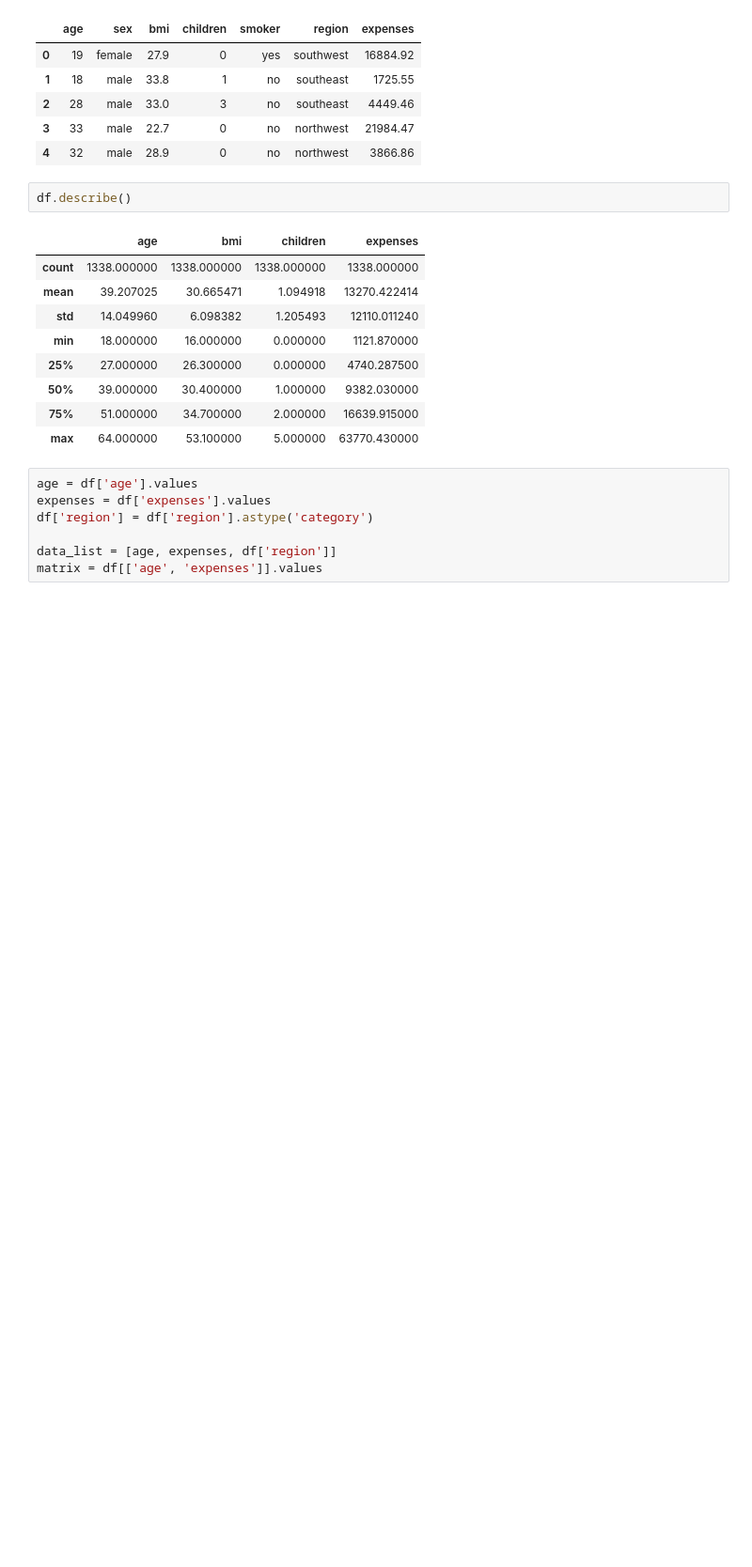
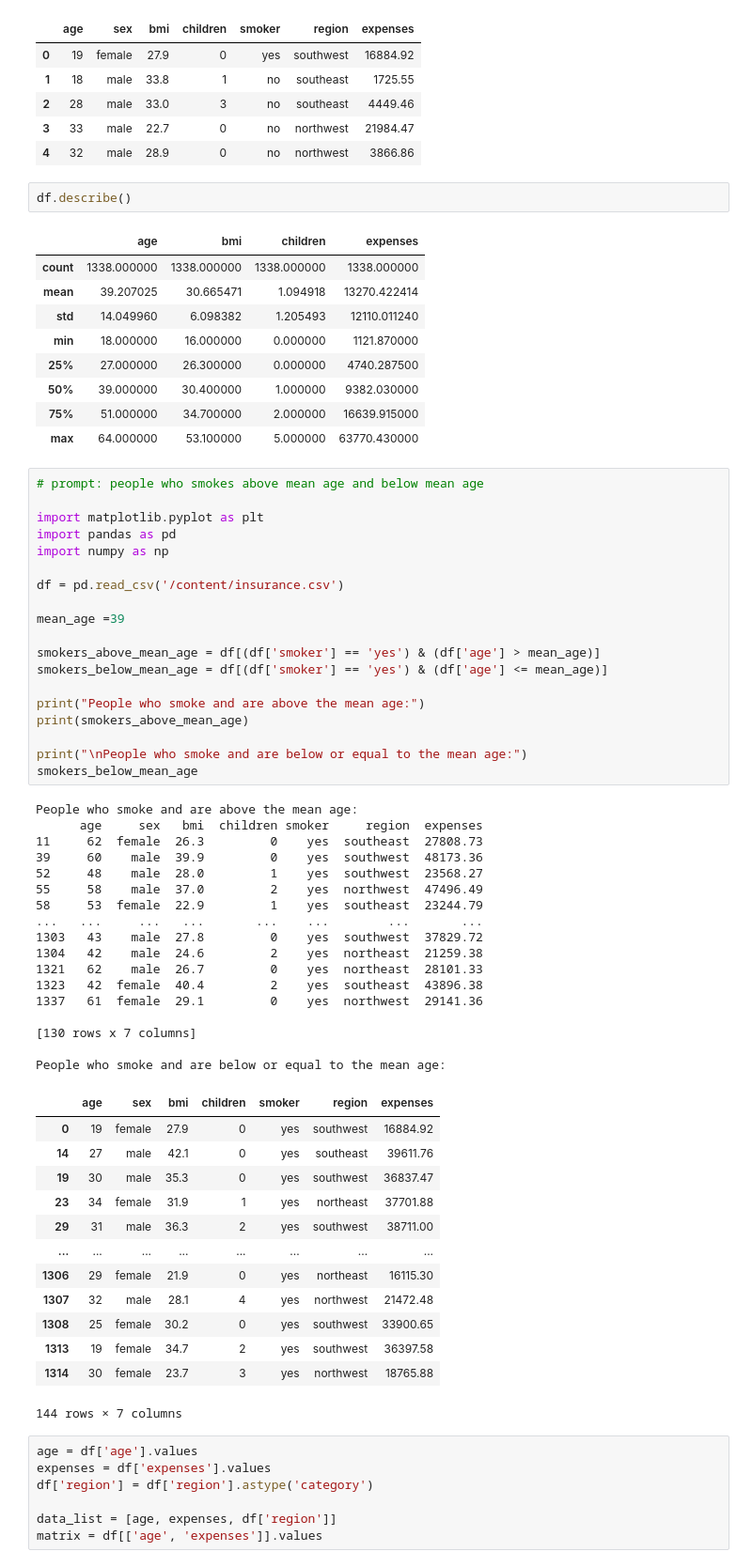
Before and after one commit to Dheerajpatel55/Data-Analysis-with-python, a Jupyter notebook: Dap01.ipynb, the cells around one changed output. Shown: that part at 94% size. Cells and saved outputs as stored; diff of their text form; blank space fills up the shorter version.

```diff
--- a/Dap01.ipynb
+++ b/Dap01.ipynb
@@ -26,6 +26,56 @@ df.describe()
 | 50% | 39.000000 | 30.400000 | 1.000000 | 9382.030000 |
 | 75% | 51.000000 | 34.700000 | 2.000000 | 16639.915000 |
 | max | 64.000000 | 53.100000 | 5.000000 | 63770.430000 |
+# %%
+# prompt: people who smokes above mean age and below mean age
+
+import matplotlib.pyplot as plt
+import pandas as pd
+import numpy as np
+
+df = pd.read_csv('/content/insurance.csv')
+
+mean_age =39
+
+smokers_above_mean_age = df[(df['smoker'] == 'yes') & (df['age'] > mean_age)]
+smokers_below_mean_age = df[(df['smoker'] == 'yes') & (df['age'] <= mean_age)]
+
+print("People who smoke and are above the mean age:")
+print(smokers_above_mean_age)
+
+print("\nPeople who smoke and are below or equal to the mean age:")
+smokers_below_mean_age
+# %% [output]
+People who smoke and are above the mean age:
+      age     sex   bmi  children smoker     region  expenses
+11     62  female  26.3         0    yes  southeast  27808.73
+39     60    male  39.9         0    yes  southwest  48173.36
+52     48    male  28.0         1    yes  southwest  23568.27
+55     58    male  37.0         2    yes  northwest  47496.49
+58     53  female  22.9         1    yes  southeast  23244.79
+...   ...     ...   ...       ...    ...        ...       ...
+1303   43    male  27.8         0    yes  southwest  37829.72
+1304   42    male  24.6         2    yes  northeast  21259.38
+1321   62    male  26.7         0    yes  northeast  28101.33
+1323   42  female  40.4         2    yes  southeast  43896.38
+1337   61  female  29.1         0    yes  northwest  29141.36
+
+[130 rows x 7 columns]
+
+People who smoke and are below or equal to the mean age:
+|  | age | sex | bmi | children | smoker | region | expenses |
+| 0 | 19 | female | 27.9 | 0 | yes | southwest | 16884.92 |
+| 14 | 27 | male | 42.1 | 0 | yes | southeast | 39611.76 |
+| 19 | 30 | male | 35.3 | 0 | yes | southwest | 36837.47 |
+| 23 | 34 | female | 31.9 | 1 | yes | northeast | 37701.88 |
+| 29 | 31 | male | 36.3 | 2 | yes | southwest | 38711.00 |
+| ... | ... | ... | ... | ... | ... | ... | ... |
+| 1306 | 29 | female | 21.9 | 0 | yes | northeast | 16115.30 |
+| 1307 | 32 | male | 28.1 | 4 | yes | northwest | 21472.48 |
+| 1308 | 25 | female | 30.2 | 0 | yes | southwest | 33900.65 |
+| 1313 | 19 | female | 34.7 | 2 | yes | southwest | 36397.58 |
+| 1314 | 30 | female | 23.7 | 3 | yes | northwest | 18765.88 |
+144 rows × 7 columns
 # %%
 age = df['age'].values
 expenses = df['expenses'].values
```
Also changed, not shown: parts of 2 cells of this notebook.
